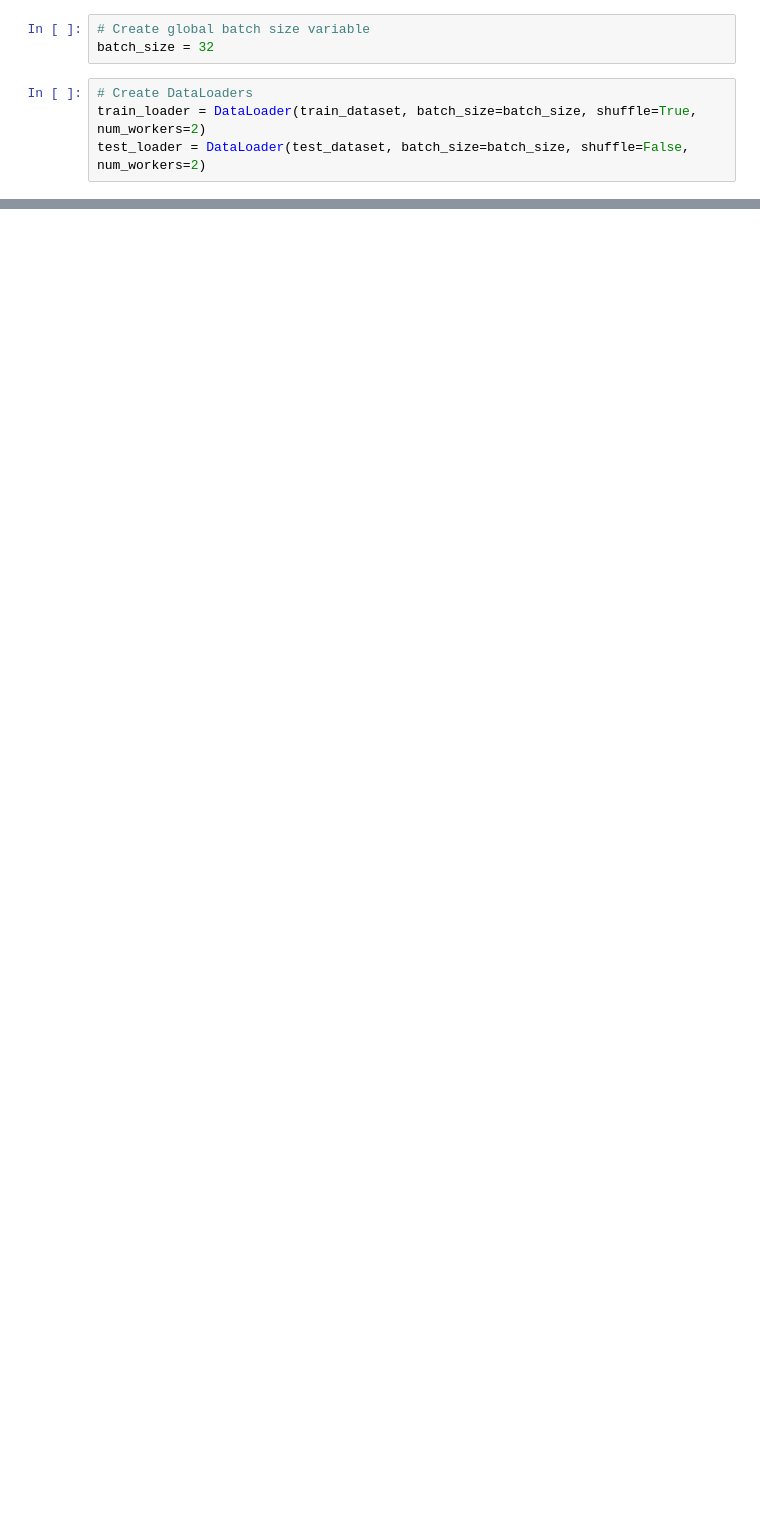
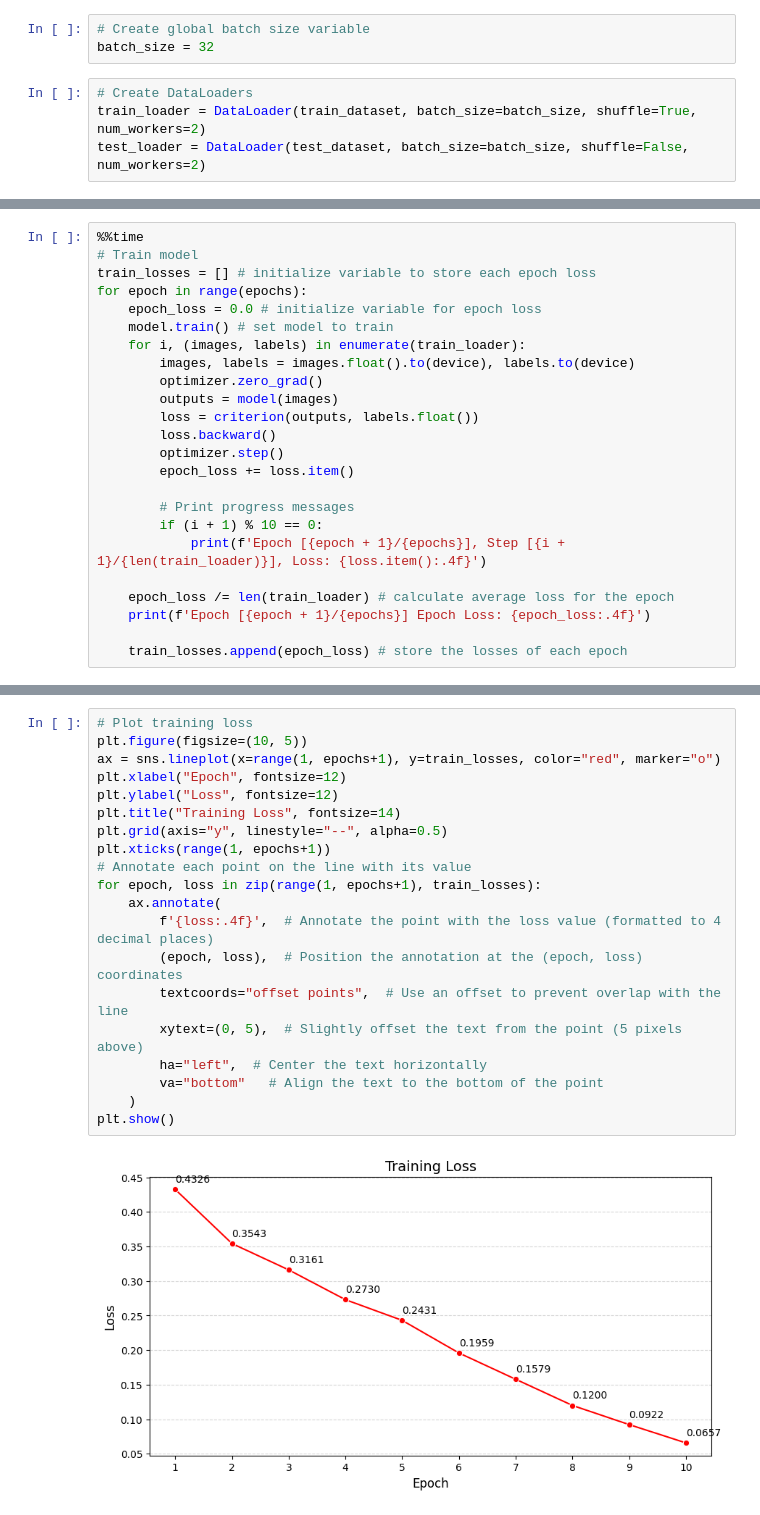
Before and after one commit to mtricanowicz/DSBA6165_Project, a Jupyter notebook: DSBA-6165 - Project - Stage 4 - Baseline Model.ipynb, the cells around one changed output, grey strips where cells are left out. Cells and saved outputs as stored; diff of their text form; blank space fills up the shorter version.

Commit message:
completed baseline model with training and testing results.

```diff
--- a/DSBA-6165 - Project - Stage 4 - Baseline Model.ipynb
+++ b/DSBA-6165 - Project - Stage 4 - Baseline Model.ipynb
@@ -202,0 +296,24 @@ torch.Size([32, 3, 224, 224]) torch.Size([32, 11])
+# %%
+%%time
+# Train model
+train_losses = [] # initialize variable to store each epoch loss
+for epoch in range(epochs):
+    epoch_loss = 0.0 # initialize variable for epoch loss
+    model.train() # set model to train
+    for i, (images, labels) in enumerate(train_loader):
+        images, labels = images.float().to(device), labels.to(device)
+        optimizer.zero_grad()
+        outputs = model(images)
+        loss = criterion(outputs, labels.float())
+        loss.backward()
+        optimizer.step()
+        epoch_loss += loss.item()
+
+        # Print progress messages
+        if (i + 1) % 10 == 0:
+            print(f'Epoch [{epoch + 1}/{epochs}], Step [{i + 1}/{len(train_loader)}], Loss: {loss.item():.4f}')
+
+    epoch_loss /= len(train_loader) # calculate average loss for the epoch
+    print(f'Epoch [{epoch + 1}/{epochs}] Epoch Loss: {epoch_loss:.4f}')
+
+    train_losses.append(epoch_loss) # store the losses of each epoch
@@ -202,0 +338,22 @@ torch.Size([32, 3, 224, 224]) torch.Size([32, 11])
+# %%
+# Plot training loss
+plt.figure(figsize=(10, 5))
+ax = sns.lineplot(x=range(1, epochs+1), y=train_losses, color="red", marker="o")
+plt.xlabel("Epoch", fontsize=12)
+plt.ylabel("Loss", fontsize=12)
+plt.title("Training Loss", fontsize=14)
+plt.grid(axis="y", linestyle="--", alpha=0.5)
+plt.xticks(range(1, epochs+1))
+# Annotate each point on the line with its value
+for epoch, loss in zip(range(1, epochs+1), train_losses):
+    ax.annotate(
+        f'{loss:.4f}',  # Annotate the point with the loss value (formatted to 4 decimal places)
+        (epoch, loss),  # Position the annotation at the (epoch, loss) coordinates
+        textcoords="offset points",  # Use an offset to prevent overlap with the line
+        xytext=(0, 5),  # Slightly offset the text from the point (5 pixels above)
+        ha="left",  # Center the text horizontally
+        va="bottom"   # Align the text to the bottom of the point
+    )
+plt.show()
+# %% [output]
+[figure, added]
```
Also changed, not shown: parts of 23 cells of this notebook.
